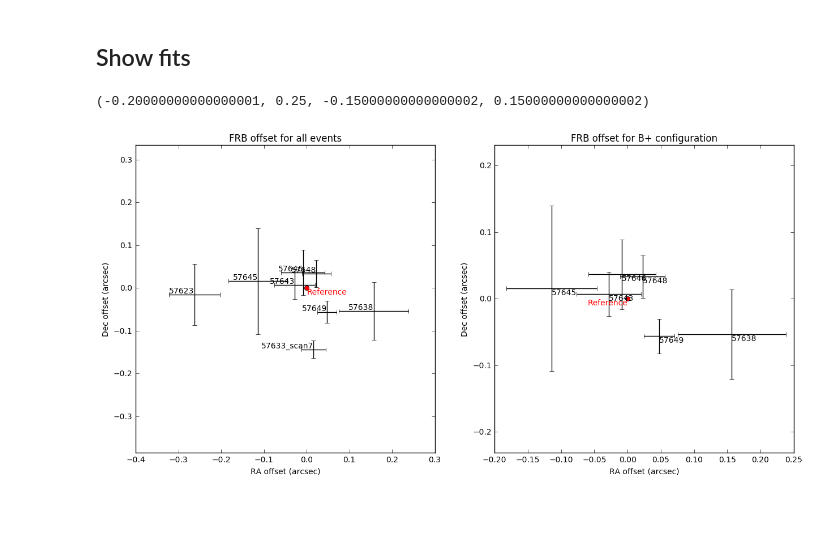
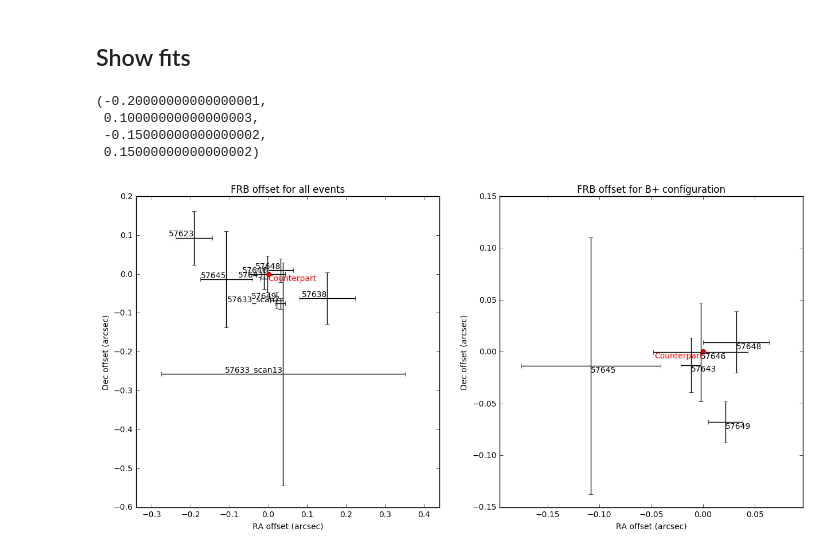
Before and after one commit to caseyjlaw/FRB121102, a Jupyter notebook: candidate_localization_casa.ipynb, the cells around one changed output. Drawn from its saved outputs; the diff is of its cells as text; code cells hidden in the pictures; blank space fills up the shorter version.

Commit message:
burst offset compared to bryan epoch 2 location

```diff
--- a/candidate_localization_casa.ipynb
+++ b/candidate_localization_casa.ipynb
@@ -530,6 +530,11 @@ con_casa['57648'] = coordinates.SkyCoord(82.99458296*units.deg, 33.14792605*unit
 con_casa_err['57648'] = (0.00000320, 0.00000322)
 con_casa['57649'] = coordinates.SkyCoord(82.99457118*units.deg, 33.14792951*units.deg, frame='icrs')
 con_casa_err['57649'] = (0.00000457, 0.00000460)
+
+con_casa['bryan2'] = coordinates.SkyCoord('05h31m58.69916s', '33d08m52.5578s', frame='icrs')
+con_casa_err['bryan2'] = (0.0036/3600, 0.0026/3600)
+con_casa['robert'] = coordinates.SkyCoord('05h31m58.69495s', '33d08m52.56074s', frame='icrs')
+con_casa_err['robert'] = (3.4e-6, 2.8e-6)
 # %%
 pl.figure(figsize=(15,7))
 for event in fits:
@@ -538,40 +543,46 @@ for event in fits:
     fit = coordinates.SkyCoord(az*units.rad, el*units.rad, frame='icrs')
 
     # get the constant source
-    con = con_casa[event]
+#    con = con_casa[event]
+#    con_az_err, con_el_err = con_casa_err[event]
+    con = con_casa['bryan2']
+    con_az_err, con_el_err = con_casa_err['bryan2']
+
     raoff, decoff = con.spherical_offsets_to(fit)
-    con_az_err, con_el_err = con_casa_err[event]
     con_az_err = con_az_err*3600
     con_el_err = con_el_err*3600
     az_err = np.sqrt(frb_az_err**2 + con_az_err**2)
     el_err = np.sqrt(frb_el_err**2 + con_el_err**2)
 
     pl.subplot(121)
     pl.errorbar(raoff.arcsec, decoff.arcsec, xerr=az_err, yerr=el_err, fmt='kx', ecolor='k', ms=0)
     pl.text(raoff.arcsec, decoff.arcsec, event, horizontalalignment='right', verticalalignment='bottom')
-    if (int(event.split('_')[0]) > 57637):
+    if (int(event.split('_')[0]) > 57638):
         pl.subplot(122)
         pl.errorbar(raoff.arcsec, decoff.arcsec, xerr=az_err, yerr=el_err, fmt='kx', ecolor='k', ms=0)
         pl.text(raoff.arcsec, decoff.arcsec, event, horizontalalignment='left', verticalalignment='top')
 
 pl.subplot(121)
 pl.title('FRB offset for all events')
 pl.plot(0, 0, 'ro')
-pl.text(0, 0, 'Reference', horizontalalignment='left', verticalalignment='top', color='r')
+pl.text(0, 0, 'Counterpart', horizontalalignment='left', verticalalignment='top', color='r')
 pl.xlabel('RA offset (arcsec)')
 pl.ylabel('Dec offset (arcsec)')
 pl.axis('equal')
 
 pl.subplot(122)
 pl.title('FRB offset for B+ configuration')
 pl.plot(0, 0, 'ro')
-pl.text(0, 0, 'Reference', horizontalalignment='right', verticalalignment='top', color='r')
+pl.text(0, 0, 'Counterpart', horizontalalignment='right', verticalalignment='top', color='r')
 pl.xlabel('RA offset (arcsec)')
 pl.ylabel('Dec offset (arcsec)')
 pl.axis('equal')
 # %% [output]
-(-0.20000000000000001, 0.25, -0.15000000000000002, 0.15000000000000002)
+(-0.20000000000000001,
+ 0.10000000000000003,
+ -0.15000000000000002,
+ 0.15000000000000002)
-[figure, old version]
+[figure, new version]
 # %%
 for event in fits:
     # get the fit
```
Also changed, not shown: parts of 11 cells of this notebook, 1 other file.
